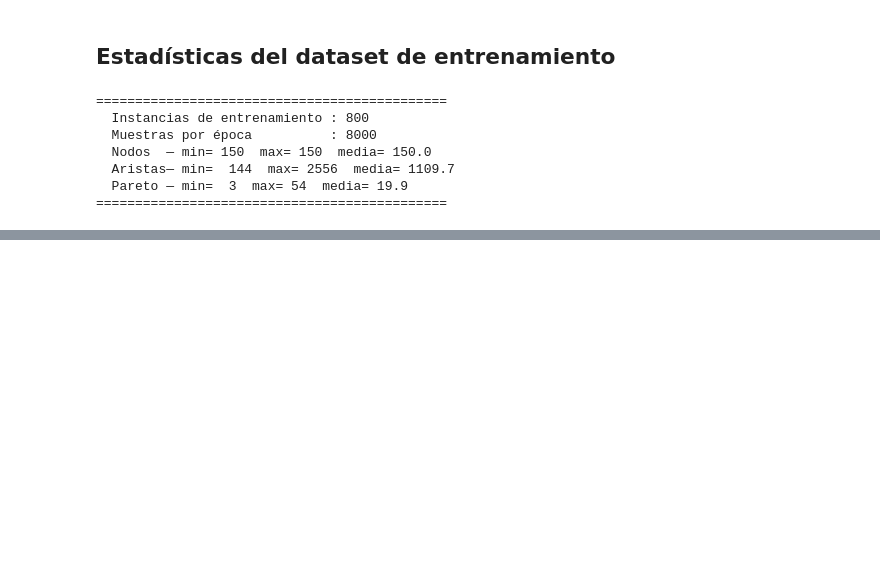
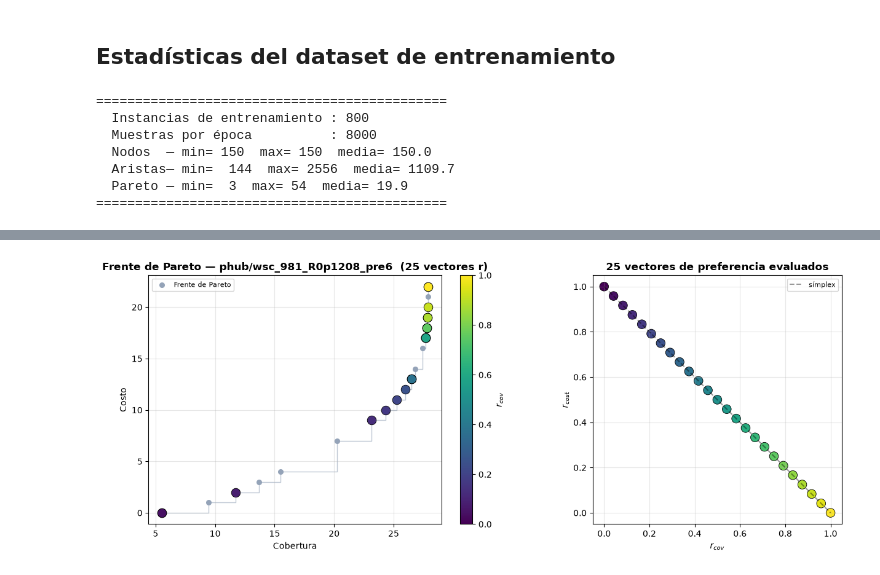
Before and after one commit to IBM-S/INF-577-2026-1, a Jupyter notebook: notebooks/03_preference_matching.ipynb, the cells around one changed output, grey strips where cells are left out. Cells and saved outputs as stored; diff of their text form; code cells hidden in the pictures; blank space fills up the shorter version.

Commit message:
update name and order

```diff
--- a/notebooks/03_preference_matching.ipynb
+++ b/notebooks/03_preference_matching.ipynb
@@ -24,8 +28,8 @@ torch      2.12.1+cpu
 pyg        2.8.0
 # %%
 ROOT       = Path("..")              # c:/INF 577/PROYECTO
-GRAPH_DIR  = ROOT / "graphs"
-PARETO_DIR = ROOT / "frentes_pareto_resultados" / "clean"
+GRAPH_DIR  = ROOT / "data" / "graphs"
+PARETO_DIR = ROOT / "data" / "baselines" / "clean"
 SPLIT_FILE = GRAPH_DIR / "split.json"
 
 with open(SPLIT_FILE) as f:
@@ -379,0 +393,72 @@ print("=" * 45)
+# %%
+# Vectores de preferencia a evaluar, repartidos uniformemente en el símplex r_cov + r_cost = 1
+N_VECTORS = 25   # cambia a 10, 20, etc.
+r_cov_values = np.linspace(0.0, 1.0, N_VECTORS)
+r_vectors = np.stack([r_cov_values, 1.0 - r_cov_values], axis=1)
+
+inst = ds_train.instances[0]
+obj  = inst["objectives"]
+g    = inst["graph"]
+
+coverage  = -obj[:, 0]              # cobertura real (positiva)
+cost      =  obj[:, 1]
+cov_norm  = coverage / g.cov_max
+cost_norm = cost / g.n_candidates
+
+cmap   = plt.cm.viridis
+colors = cmap(r_vectors[:, 0])   # color según r_cov (0=azul → 1=amarillo)
+
+fig, axes = plt.subplots(1, 2, figsize=(13, 5))
+
+# ── Panel 1: frente de Pareto con el punto elegido por cada r ─────────────────
+ax = axes[0]
+ax.step(coverage, cost, where='post', color='#94a3b8', alpha=0.6, linewidth=1, zorder=1)
+ax.scatter(coverage, cost, color='#94a3b8', s=30, zorder=2, label='Frente de Pareto')
+
+chosen_idx = []
+for r, color in zip(r_vectors, colors):
+    scores = r[0] * (1.0 - cov_norm) + r[1] * cost_norm
+    best_idx = int(np.argmin(scores))
+    chosen_idx.append(best_idx)
+    ax.scatter(coverage[best_idx], cost[best_idx], color=color, s=110,
+               edgecolors='black', linewidths=0.6, zorder=3)
+
+ax.set_xlabel('Cobertura')
+ax.set_ylabel('Costo')
+ax.set_title(f'Frente de Pareto — {inst["name"]}  ({N_VECTORS} vectores r)', fontweight='bold')
+ax.legend(fontsize=8, loc='best')
+ax.grid(True, alpha=0.3)
+
+sm = plt.cm.ScalarMappable(cmap=cmap, norm=plt.Normalize(0, 1))
+sm.set_array([])
+plt.colorbar(sm, ax=ax, label='$r_{cov}$')
+
+# ── Panel 2: los mismos r sobre el símplex ────────────────────────────────────
+ax2 = axes[1]
+ax2.plot([0, 1], [1, 0], 'k--', alpha=0.4, label='símplex')
+ax2.scatter(r_vectors[:, 0], r_vectors[:, 1], c=colors, s=110,
+            edgecolors='black', linewidths=0.6)
+ax2.set_xlabel('$r_{cov}$')
+ax2.set_ylabel('$r_{cost}$')
+ax2.set_title(f'{N_VECTORS} vectores de preferencia evaluados', fontweight='bold')
+ax2.set_aspect('equal')
+ax2.legend(fontsize=8)
+ax2.grid(True, alpha=0.3)
+
+plt.tight_layout()
+FIG_DIR = ROOT / 'data' / 'figures' / '03_preference_matching'
+FIG_DIR.mkdir(parents=True, exist_ok=True)
+plt.savefig(FIG_DIR / f'pref_vectors_on_front_{N_VECTORS}.png', dpi=130, bbox_inches='tight')
+plt.show()
+
+print(f'Instancia: {inst["name"]}  ({len(obj)} puntos en el frente, {N_VECTORS} vectores r)')
+for r, idx in zip(r_vectors, chosen_idx):
+    print(f'  r=({r[0]:.2f}, {r[1]:.2f})  → idx {idx:2d}  '
+          f'cobertura={coverage[idx]:.4f}  costo={int(cost[idx])}')
+
+n_unique = len(set(chosen_idx))
+print(f'\n{n_unique}/{N_VECTORS} vectores mapearon a puntos distintos del frente '
+      f'(el resto cayó en el mismo punto que algún vecino)')
+print(f'✓ Imagen guardada en {FIG_DIR}/')
+# %% [output]
+[figure, added]
```
Also changed, not shown: parts of 7 cells of this notebook.
